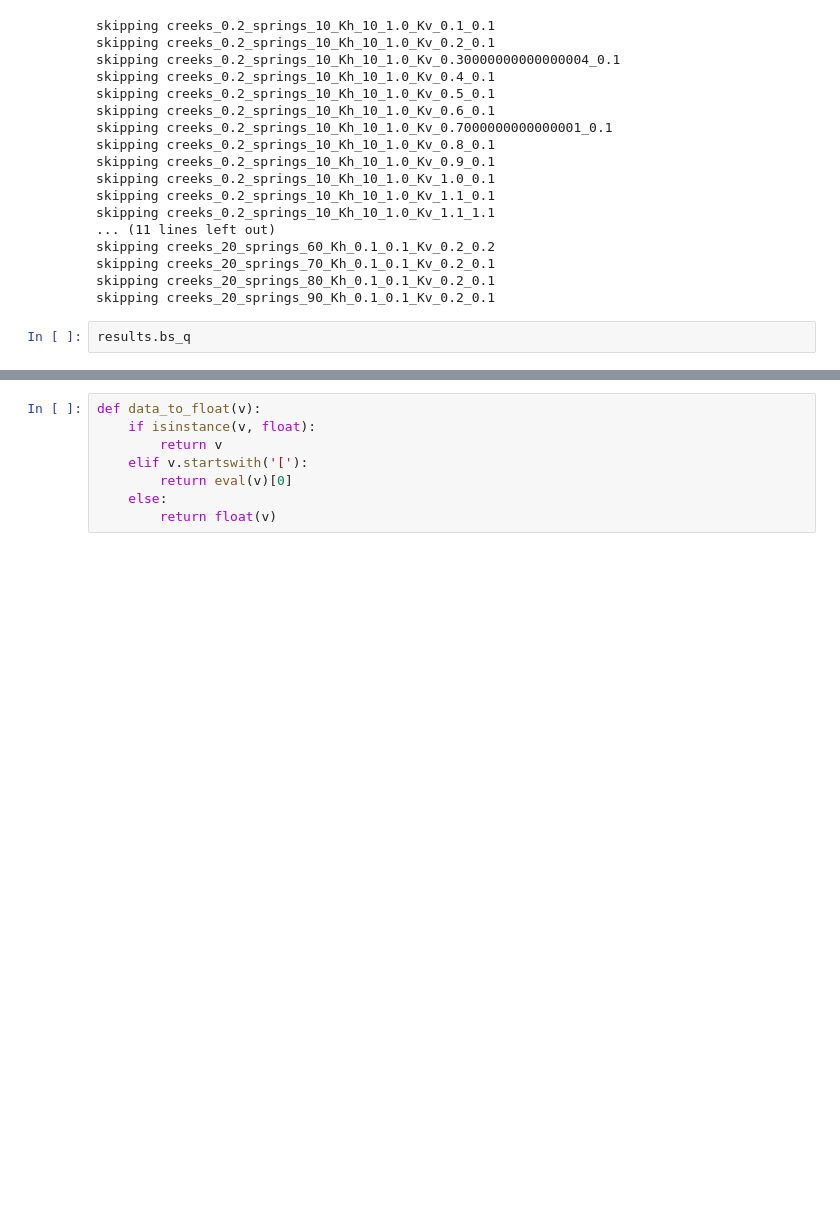
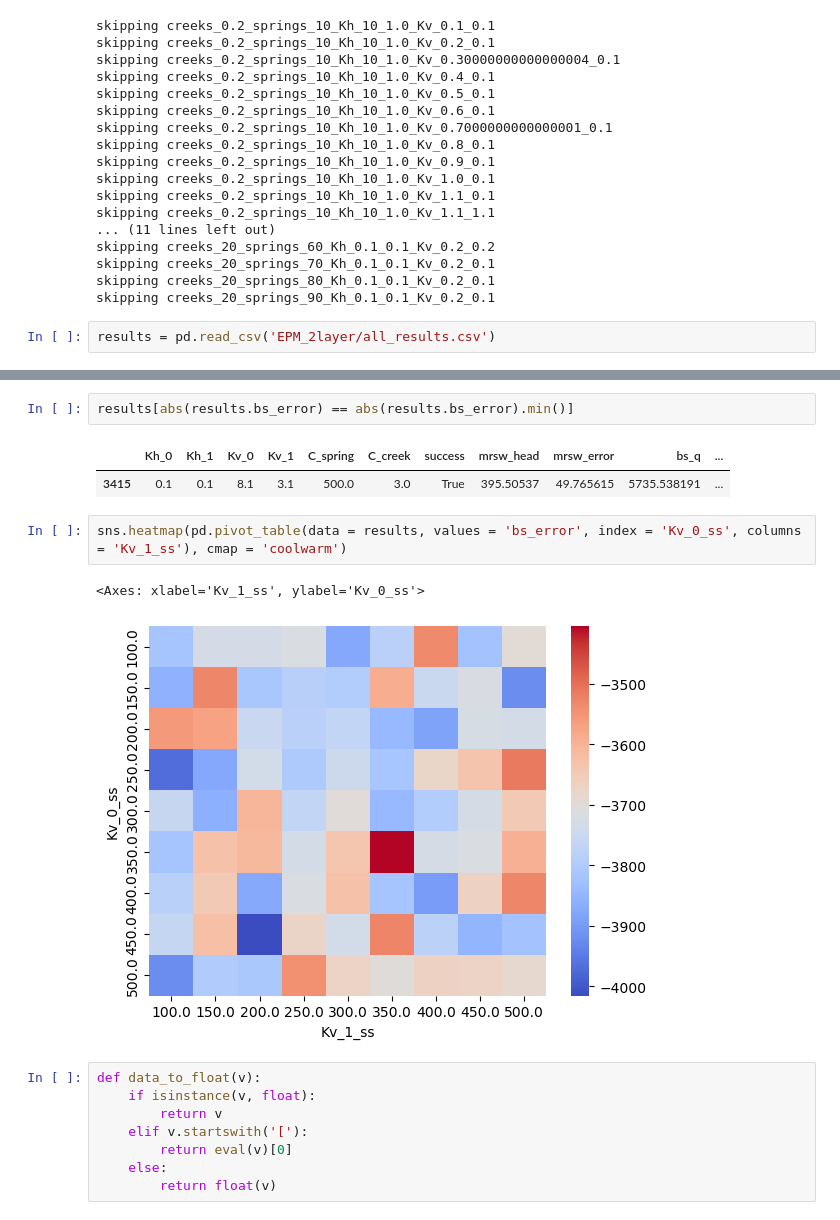
Before and after one commit to jhuang523/UMNBearSpring, a Jupyter notebook: EPM/steady_state/EPM.ipynb, the cells around one changed output, grey strips where cells are left out. Cells and saved outputs as stored; diff of their text form; blank space fills up the shorter version.

Commit message:
transient and results work

```diff
--- a/EPM/steady_state/EPM.ipynb
+++ b/EPM/steady_state/EPM.ipynb
@@ -364,4 +364,4 @@ skipping creeks_20_springs_70_Kh_0.1_0.1_Kv_0.2_0.1
 skipping creeks_20_springs_80_Kh_0.1_0.1_Kv_0.2_0.1
 skipping creeks_20_springs_90_Kh_0.1_0.1_Kv_0.2_0.1
 # %%
-results.bs_q
+results = pd.read_csv('EPM_2layer/all_results.csv')
@@ -381,3 +384,13 @@ Name: bs_q, Length: 9322, dtype: object
+# %%
+results[abs(results.bs_error) == abs(results.bs_error).min()]
+# %% [output]
+|  | Kh_0 | Kh_1 | Kv_0 | Kv_1 | C_spring | C_creek | success | mrsw_head | mrsw_error | bs_q | ... |
+| 3415 | 0.1 | 0.1 | 8.1 | 3.1 | 500.0 | 3.0 | True | 395.50537 | 49.765615 | 5735.538191 | ... |
+# %%
+sns.heatmap(pd.pivot_table(data = results, values = 'bs_error', index = 'Kv_0_ss', columns = 'Kv_1_ss'), cmap = 'coolwarm')
+# %% [output]
+<Axes: xlabel='Kv_1_ss', ylabel='Kv_0_ss'>
+[figure, added]
 # %%
 def data_to_float(v):
     if isinstance(v, float):
```
Also changed, not shown: parts of 3 cells of this notebook, 5 other files.
